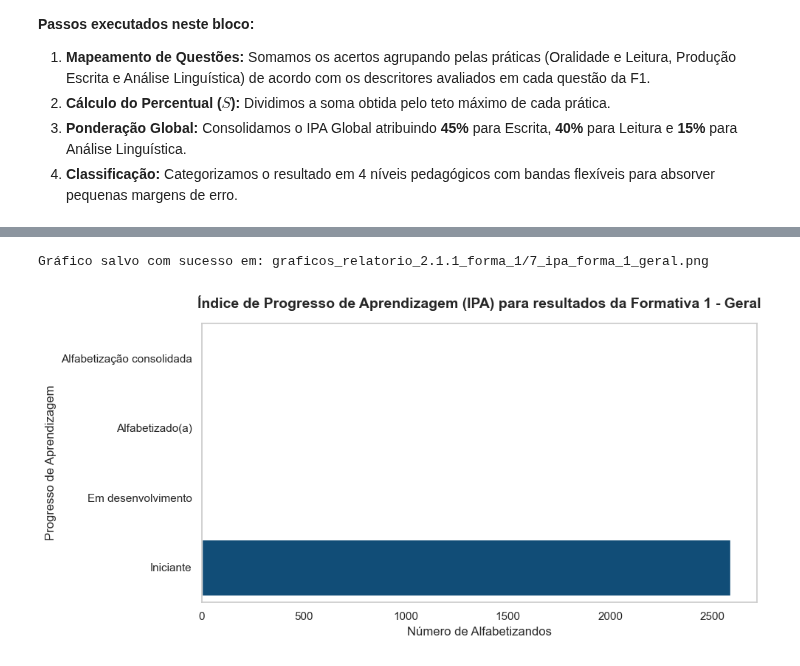
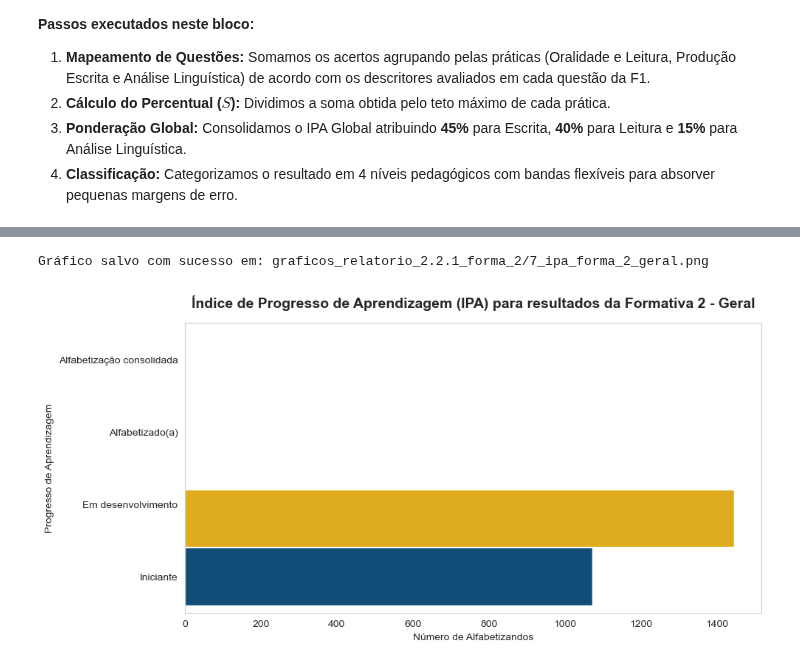
Before and after one commit to fabcmc/pba_se_2026, a Jupyter notebook: SE_2026.1_Formativa_2.ipynb, the cells around one changed output, grey strips where cells are left out. Drawn from its saved outputs; the diff is of its cells as text; code cells hidden in the pictures.

Commit message:
Finishing Formativa 2 code review

```diff
--- a/SE_2026.1_Formativa_2.ipynb
+++ b/SE_2026.1_Formativa_2.ipynb
@@ -1220,34 +1278,34 @@ KeyError: 'ipa_ol_f1'
 # %%
 # Criando ordem mais adequada de exposição de classificação de IPA no gráfico
 ordem_descricao_ipa = ['Alfabetização consolidada', 'Alfabetizado(a)', 'Em desenvolvimento', 'Iniciante']
 
 # Plotar o desempenho específico destes alunos na Formativa 1
 plt.figure(figsize=(10, 5))
 sns.countplot(
     y=f'classificacao_ipa_f{NUM_FORMATIVA}',
     data=df_formativa,
     order=ordem_descricao_ipa,
     palette=cores_pba,
     hue=f'classificacao_ipa_f{NUM_FORMATIVA}',
     height=0.8,       # FIXA A ESPESSURA: 0.8 é a largura padrão do Seaborn
     legend=False
 )
-plt.title('Índice de Progresso de Aprendizagem (IPA) para resultados da Formativa 1 - Geral', fontsize=14, fontweight='bold', pad=15)
+plt.title(f'Índice de Progresso de Aprendizagem (IPA) para resultados da Formativa {NUM_FORMATIVA} - Geral', fontsize=14, fontweight='bold', pad=15)
 plt.xlabel('Número de Alfabetizandos')
 plt.ylabel('Progresso de Aprendizagem')
 
 # Salvando o gráfico
 nome_grafico_7 = f'7_ipa_{PREFIXO_COLUNA}_geral.png'
 caminho_grafico_7 = os.path.join(dir_graficos, nome_grafico_7)
 
 plt.savefig(caminho_grafico_7, dpi=300, bbox_inches='tight')
 print(f"Gráfico salvo com sucesso em: {caminho_grafico_7}")
 
 plt.tight_layout()
 plt.show()
 # %% [output]
-Gráfico salvo com sucesso em: graficos_relatorio_2.1.1_forma_1/7_ipa_forma_1_geral.png
+Gráfico salvo com sucesso em: graficos_relatorio_2.2.1_forma_2/7_ipa_forma_2_geral.png
-[figure, old version]
+[figure, new version]
 # %%
 # Gerando loop para criar um gráficos de IPA para cada município
 print(f"Iniciando a geração de gráficos padronizados de IPA para {len(municipios)} municípios...")
```
Also changed, not shown: parts of 9 cells of this notebook.
